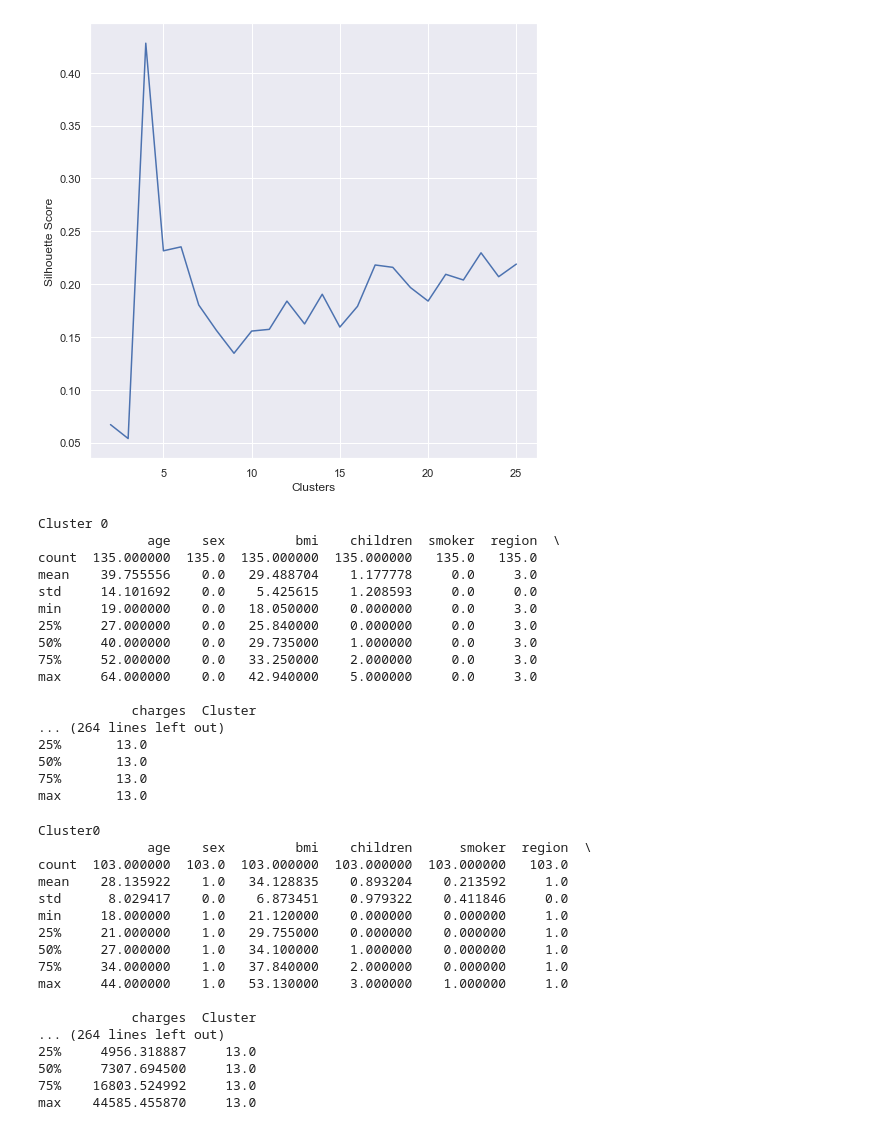
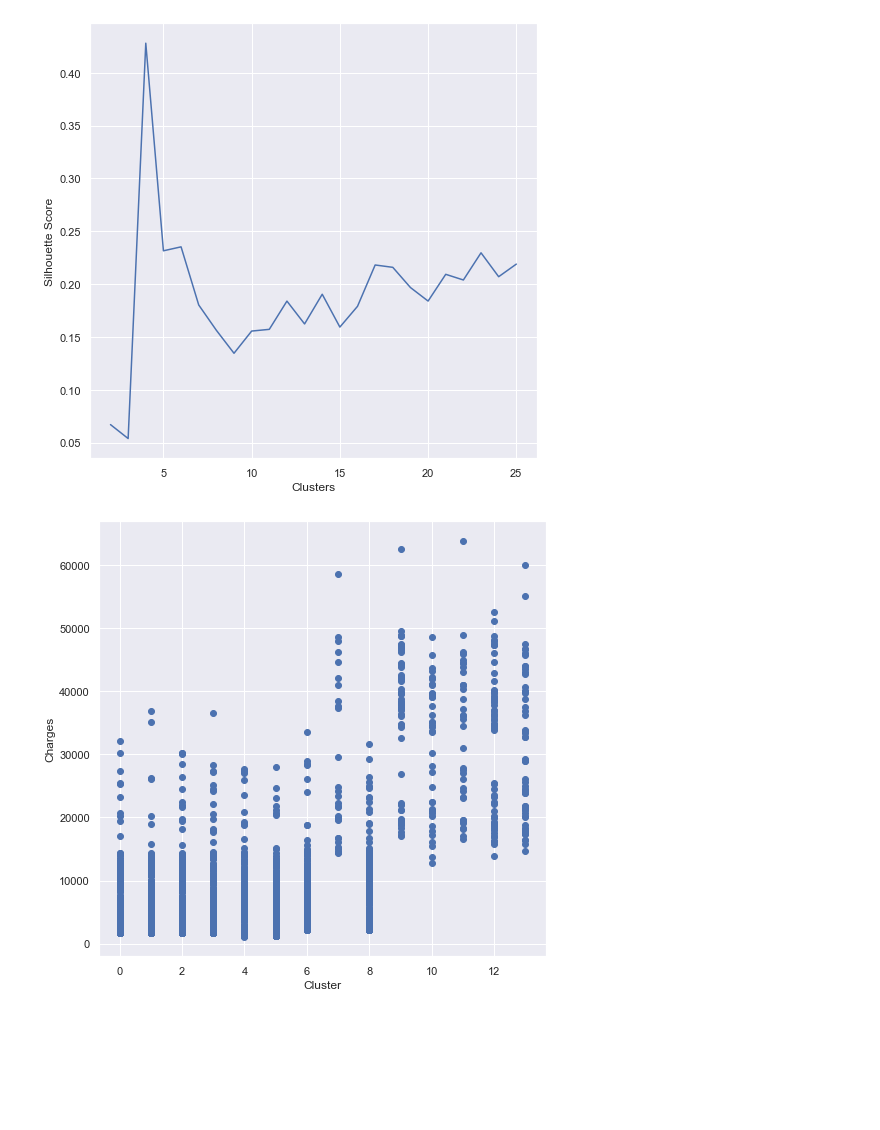
Before and after one commit to mjbernet3/insurance_prediction, a Jupyter notebook: models/unsupervised/clustering.ipynb, the cells around one changed output. Cells and saved outputs as stored; diff of their text form; code cells hidden in the pictures; blank space fills up the shorter version.

Commit message:
Feature analysis after clustering

```diff
--- a/models/unsupervised/clustering.ipynb
+++ b/models/unsupervised/clustering.ipynb
@@ -79,68 +77,19 @@ plt.show()
 # %% [output]
 [figure]
 # %%
-### Analyze KMeans clustering statistics ###
+### Analyze features after KMeans clustering ###
 
 clusterCount = 14
 cleanInsurance = pd.read_csv("../../data/sets/insurance_clean.csv")
 
 km = KMeans(n_clusters = clusterCount)
 clusters = km.fit_predict(scaledFeatures)
+cleanInsurance["cluster"] = clusters
 
-cleanInsurance["Cluster"] = clusters
-for i in range(clusterCount):
-    clusterFilter = cleanInsurance["Cluster"] == i
-    clusterData = cleanInsurance[clusterFilter]
-    print("Cluster " + str(i))
-    print(clusterData.describe())
+plt.figure(figsize = (8,8))
+plt.scatter(cleanInsurance["cluster"], cleanInsurance["charges"])
+plt.xlabel("Cluster")
+plt.ylabel("Charges")
+plt.show()
 # %% [output]
-Cluster 0
-              age    sex         bmi    children  smoker  region  \
-count  135.000000  135.0  135.000000  135.000000   135.0   135.0
-mean    39.755556    0.0   29.488704    1.177778     0.0     3.0
-std     14.101692    0.0    5.425615    1.208593     0.0     0.0
-min     19.000000    0.0   18.050000    0.000000     0.0     3.0
-25%     27.000000    0.0   25.840000    0.000000     0.0     3.0
-50%     40.000000    0.0   29.735000    1.000000     0.0     3.0
-75%     52.000000    0.0   33.250000    2.000000     0.0     3.0
-max     64.000000    0.0   42.940000    5.000000     0.0     3.0
-
-            charges  Cluster
-... (264 lines left out)
-25%       13.0
-50%       13.0
-75%       13.0
-max       13.0
+[figure, added]
-# %%
-### Analyze KPrototypes clustering statistics ###
-
-clusterCount = 14
-cleanInsurance = pd.read_csv("../../data/sets/insurance_clean.csv")
-
-kp = KPrototypes(n_clusters = clusterCount, init = "Cao")
-clusters = kp.fit_predict(scaledFeatures, categorical = [3, 4, 5, 6, 7, 8])
-
-cleanInsurance["Cluster"] = clusters
-for i in range(clusterCount):
-    clusterFilter = cleanInsurance["Cluster"] == i
-    clusterData = cleanInsurance[clusterFilter]
-    print("Cluster" + str(i))
-    print(clusterData.describe())
-# %% [output]
-Cluster0
-              age    sex         bmi    children      smoker  region  \
-count  103.000000  103.0  103.000000  103.000000  103.000000   103.0
-mean    28.135922    1.0   34.128835    0.893204    0.213592     1.0
-std      8.029417    0.0    6.873451    0.979322    0.411846     0.0
-min     18.000000    1.0   21.120000    0.000000    0.000000     1.0
-25%     21.000000    1.0   29.755000    0.000000    0.000000     1.0
-50%     27.000000    1.0   34.100000    1.000000    0.000000     1.0
-75%     34.000000    1.0   37.840000    2.000000    0.000000     1.0
-max     44.000000    1.0   53.130000    3.000000    1.000000     1.0
-
-            charges  Cluster
-... (264 lines left out)
-25%     4956.318887     13.0
-50%     7307.694500     13.0
-75%    16803.524992     13.0
-max    44585.455870     13.0
```
Also changed, not shown: parts of 2 cells of this notebook.
